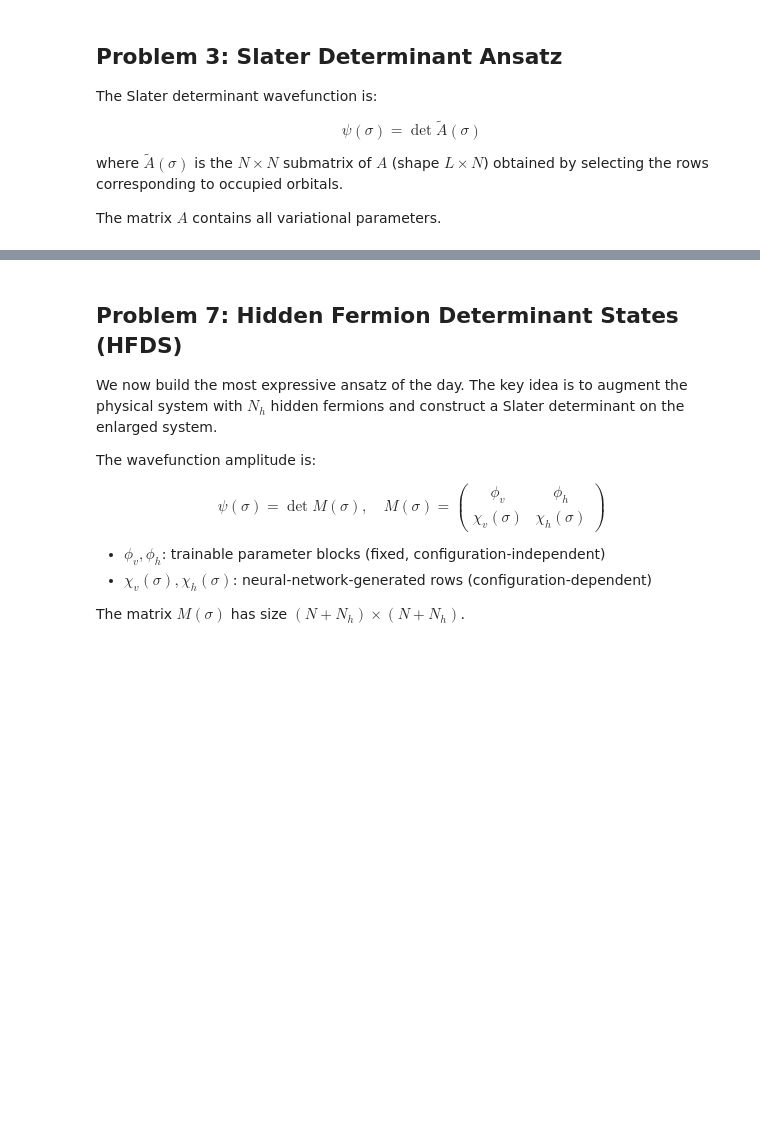
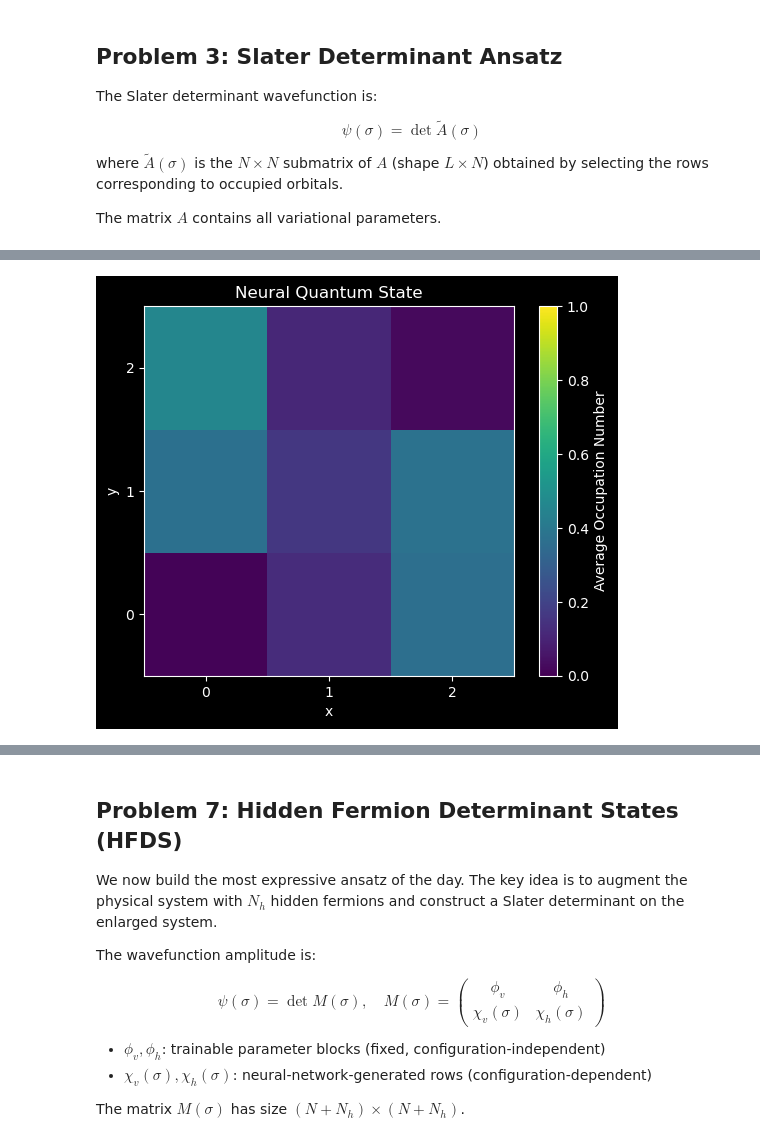
Before and after one commit to broschli/fopra, a Jupyter notebook: neural_quantum_states/FoPra_NQS_day2_Linus.ipynb, the cells around one changed output, grey strips where cells are left out. Saved outputs shown, nothing was run; the diff lists cells and outputs as text; code cells hidden in the pictures; blank space fills up the shorter version.

```diff
--- a/neural_quantum_states/FoPra_NQS_day2_Linus.ipynb
+++ b/neural_quantum_states/FoPra_NQS_day2_Linus.ipynb
@@ -707,0 +666,33 @@ basis_dict = build_basis_dict(build_fock_basis(model.n_sites, model.n_fermions))
+# %%
+def plot_nqs_fermion_density(model, Lx, Ly, n_samp=200, n_burn=100):
+    """Plots the average fermion occupation number of a NQS."""
+
+    basis_dict = build_basis_dict(build_fock_basis(Lx*Ly, model.n_fermions))
+    samples_idx = metropolis_sampler_fermions(model, n_samp, n_burn)
+
+    # convert samples from idx to fock state representation
+    samples = []
+    for s_idx in samples_idx:
+        state = index_to_state(s_idx, basis_dict)
+        samples += [state]
+
+    # compute probability of each sample state
+    with torch.no_grad():
+        log_psis, _ = model.log_psi(samples)
+        psis = torch.exp(log_psis)
+        probs = psis**2 / torch.sum(psis**2)
+
+    # compute average occupation of each lattice site
+    density = torch.zeros(Lx*Ly, dtype=float)
+    for p, s in zip(probs, samples):
+        density += p * s
+
+    # reshape for plotting
+    density = density.reshape(Lx, Ly)
+
+    # plot
+    fig, ax = plt.subplots()
+    im = ax.imshow(density.T, origin="lower", vmin=0, vmax=1)
+    cbar = plt.colorbar(im, label="Average Occupation Number")
+    ax.set(xticks=np.arange(Lx), yticks=np.arange(Ly),
+           xlabel="x", ylabel="y", title="Neural Quantum State")
@@ -728,0 +719,4 @@ groundstate_ed_tv(3, 3, 2, 1, 1, pbc=False)
+# %%
+plot_nqs_fermion_density(model, *sys_params[0:2])
+# %% [output]
+[figure, added]
```
Also changed, not shown: parts of 38 cells of this notebook.
